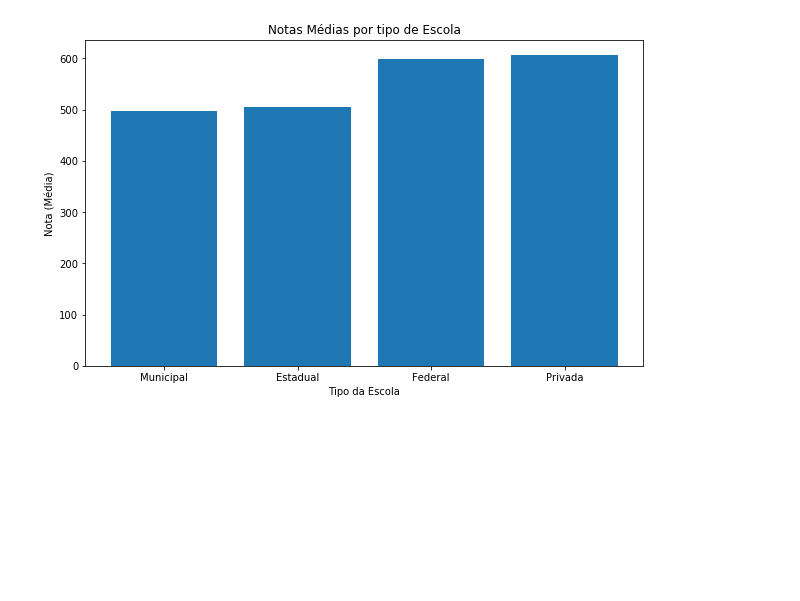
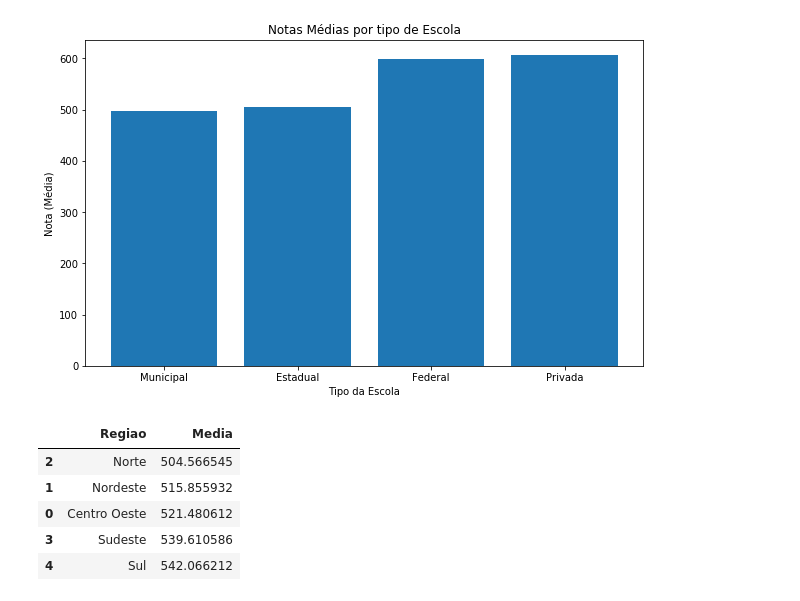
Before and after one commit to barbaragribeiro/enem-data-analysis, a Jupyter notebook: analise_notas_escola.ipynb, the cells around one changed output. Cells and saved outputs as stored; diff of their text form; code cells hidden in the pictures; blank space fills up the shorter version.

```diff
--- a/analise_notas_escola.ipynb
+++ b/analise_notas_escola.ipynb
@@ -102,0 +123,10 @@ plt.show()
+# %%
+regiao = df.groupby('Regiao', as_index=False).Media.mean().sort_values(by='Media')
+regiao.head()
+# %% [output]
+|  | Regiao | Media |
+| 2 | Norte | 504.566545 |
+| 1 | Nordeste | 515.855932 |
+| 0 | Centro Oeste | 521.480612 |
+| 3 | Sudeste | 539.610586 |
+| 4 | Sul | 542.066212 |
```
Also changed, not shown: parts of 3 cells of this notebook.
